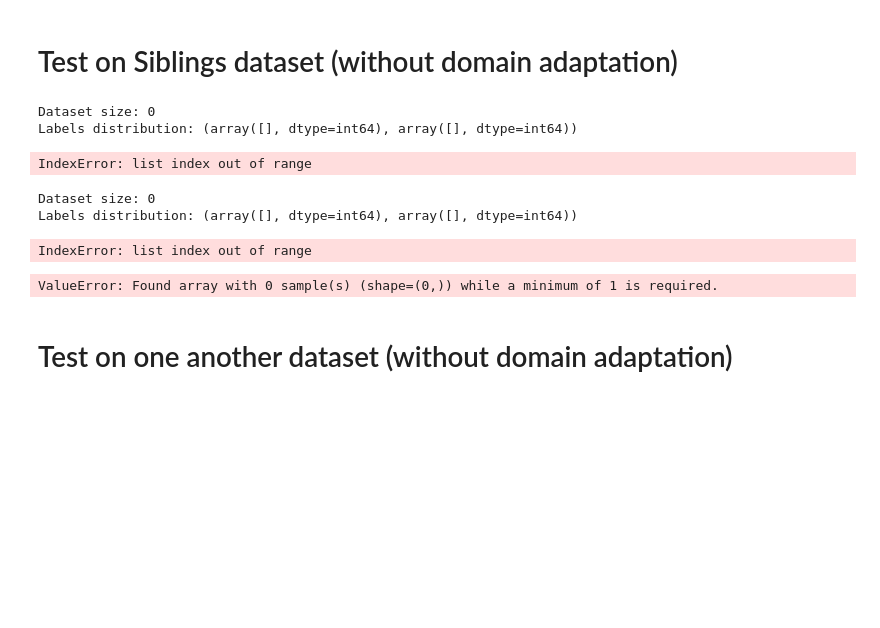
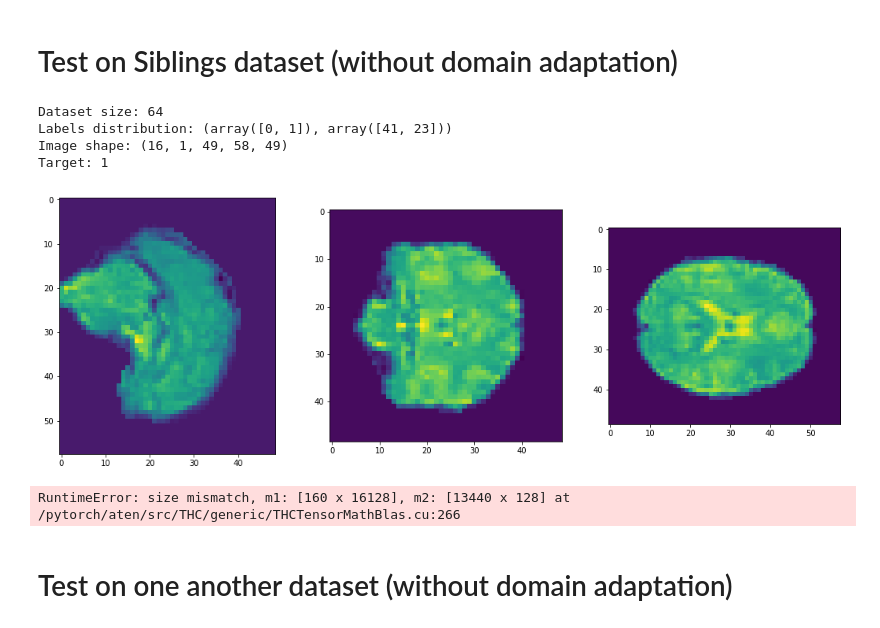
Before and after one commit to rakhimovv/mri-domain-adaptation, a Jupyter notebook: base_fmri.ipynb, the cells around one changed output. Saved outputs shown, nothing was run; the diff lists cells and outputs as text; code cells hidden in the pictures; blank space fills up the shorter version.

Commit message:
siblings fmri path fix

```diff
--- a/base_fmri.ipynb
+++ b/base_fmri.ipynb
@@ -139,58 +138,36 @@ del model, optimizer, train_loader
 # %% [markdown]
 # Test on Siblings dataset (without domain adaptation)
 # %%
-sibl_rest_dataset = data.LA5_Siblings_MRI(
+sibl_dataset = data.LA5_Siblings_MRI(
     paths=paths.sibl_data,
     target_path=paths.sibl_target_path,
     load_online=True,
     mri_type="fMRI",
-    mri_file_suffix=paths.sibl_rest_fmri_file_suffix,
-    brain_mask_suffix=paths.sibl_rest_fmri_brain_mask_suffix,
-    coord_min=(7, 7, 0),
-    img_shape=(51, 63, 43),
+    mri_file_suffix=paths.sibl_fmri_file_suffix,
+    brain_mask_suffix=paths.sibl_fmri_brain_mask_suffix,
+    coord_min=(0,0,0),
+    img_shape=(49, 58, 49),
     seq_len=16,
     problems=['Schz/Control'],
     temp_storage_path=paths.sibl_temp_npy_folder_path
 )
-print("Dataset size: {}".format(len(sibl_rest_dataset)))
-print("Labels distribution: {}".format(np.unique(sibl_rest_dataset.labels, return_counts=True)))
-img, target = sibl_rest_dataset[0]
+print("Dataset size: {}".format(len(sibl_dataset)))
+print("Labels distribution: {}".format(np.unique(sibl_dataset.labels, return_counts=True)))
+img, target = sibl_dataset[0]
 print("Image shape: {}".format(img.shape))
 print("Target: {}".format(target))
 viz_tools.plot_central_cuts(img, t=-1)
 # %% [output]
-Dataset size: 0
-Labels distribution: (array([], dtype=int64), array([], dtype=int64))
+Dataset size: 64
+Labels distribution: (array([0, 1]), array([41, 23]))
+Image shape: (16, 1, 49, 58, 49)
+Target: 1
-IndexError: list index out of range
+[figure, added]
-# %%
-sibl_task_dataset = data.LA5_Siblings_MRI(
-    paths=paths.sibl_data,
-    target_path=paths.sibl_target_path,
-    load_online=True,
-    mri_type="fMRI",
-    mri_file_suffix=paths.sibl_task_fmri_file_suffix,
-    brain_mask_suffix=paths.sibl_task_fmri_brain_mask_suffix,
-    coord_min=(7, 7, 0),
-    img_shape=(51, 63, 43),
-    seq_len=16,
-    problems=['Schz/Control'],
-    temp_storage_path=paths.sibl_temp_npy_folder_path
-)
-print("Dataset size: {}".format(len(sibl_task_dataset)))
-print("Labels distribution: {}".format(np.unique(sibl_task_dataset.labels, return_counts=True)))
-img, target = sibl_task_dataset[0]
-print("Image shape: {}".format(img.shape))
-print("Target: {}".format(target))
-viz_tools.plot_central_cuts(img, t=-1)
-# %% [output]
-Dataset size: 0
-Labels distribution: (array([], dtype=int64), array([], dtype=int64))
-IndexError: list index out of range
 # %%
 cv = StratifiedKFold(n_splits=5, shuffle=True, random_state=42)
 metric = roc_auc_score
-val_metrics = routine.cross_val_score(create_model_opt, sibl_rest_dataset, cv, device, metric,
-                                      batch_size=10, val_dataset=sibl_task_dataset, model_load_path=model_save_path)
+val_metrics = routine.cross_val_score(create_model_opt, sibl_dataset, cv, device, metric,
+                                      batch_size=10, model_load_path=model_save_path)
 
 # for transfer learning
 # freeze layers in a create_model_opt
@@ -200,7 +177,7 @@ print("val {}s: {}".format(metric.__name__, val_metrics))
 print("val {} mean: {}".format(metric.__name__, np.mean(val_metrics)))
 print("val {} std: {}".format(metric.__name__, np.std(val_metrics)))
 # %% [output]
-ValueError: Found array with 0 sample(s) (shape=(0,)) while a minimum of 1 is required.
+RuntimeError: size mismatch, m1: [160 x 16128], m2: [13440 x 128] at /pytorch/aten/src/THC/generic/THCTensorMathBlas.cu:266
 # %% [markdown]
 # Test on one another dataset (without domain adaptation)
 # %%
```
Also changed, not shown: parts of 3 cells of this notebook, 1 other file.
